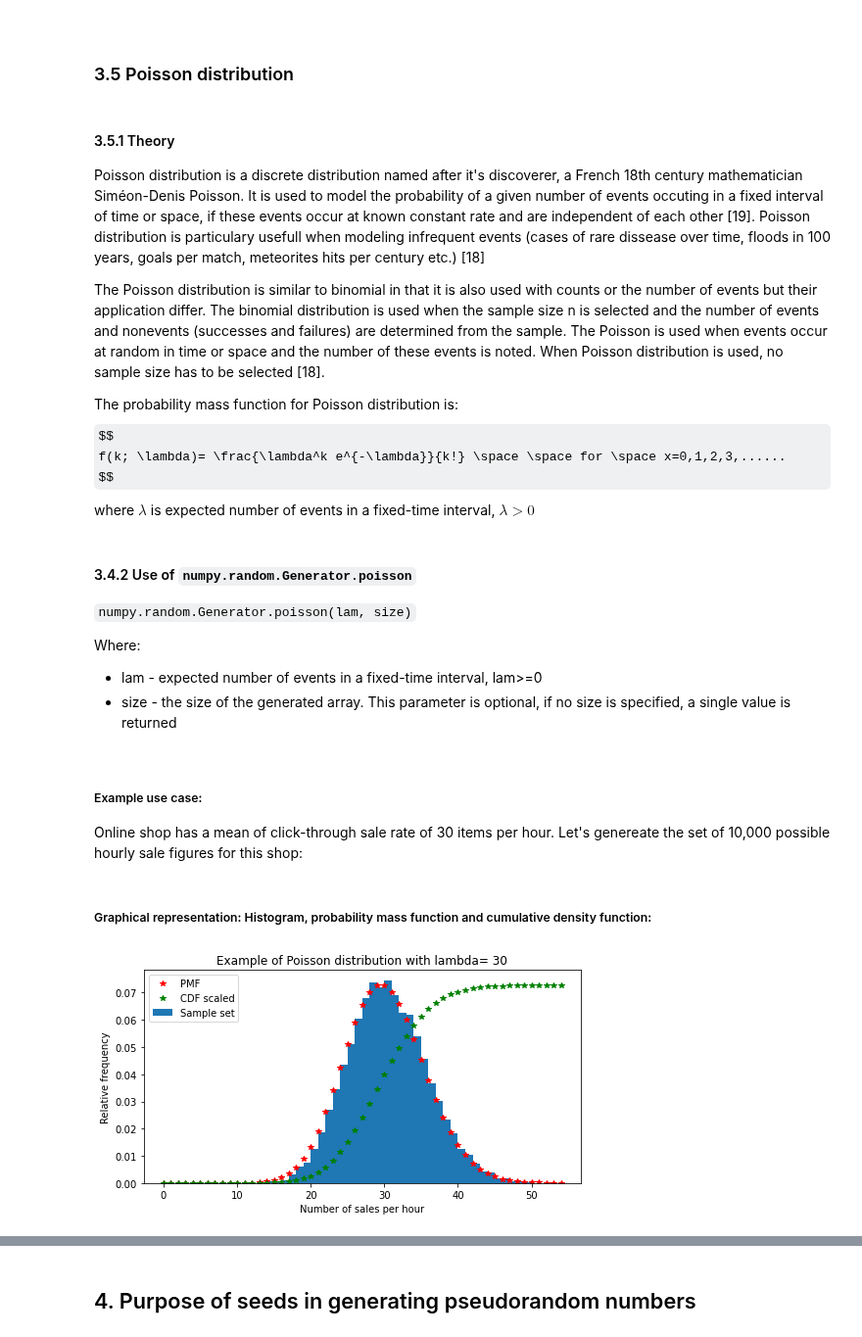
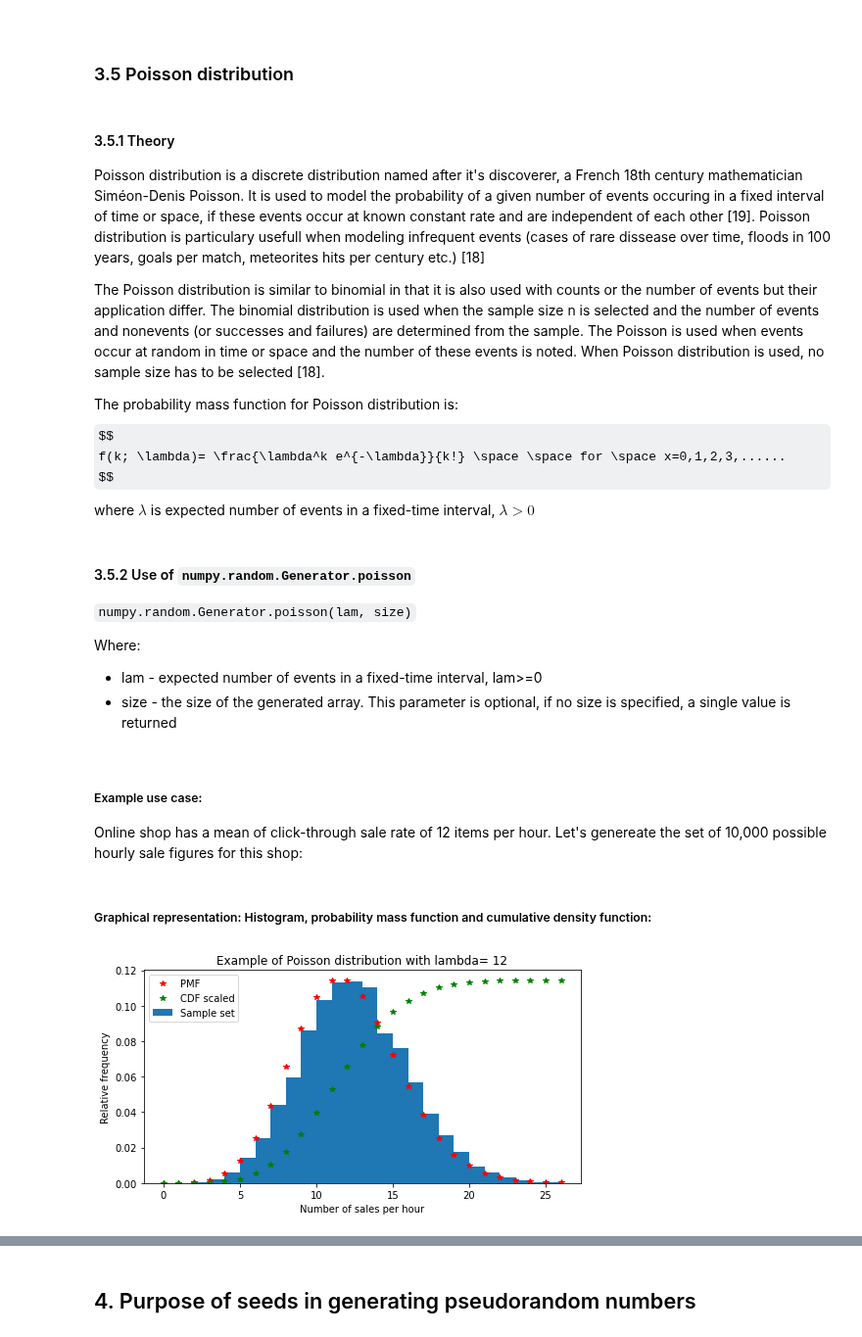
Before and after one commit to przemekbil/PfDA_2021, a Jupyter notebook: Assignments/Assignment.ipynb, the cells around one changed output, grey strips where cells are left out. Shown at 98% size. Drawn from its saved outputs; the diff is of its cells as text; code cells hidden in the pictures; some formulas as TeX source.

Commit message:
Graphs added to pisson for varous values of lambda

```diff
--- a/Assignments/Assignment.ipynb
+++ b/Assignments/Assignment.ipynb
@@ -617,9 +621,9 @@ plt.show()
 #### 3.5.1 Theory
 
 
-Poisson distribution is a discrete distribution named after it's discoverer, a French 18th century mathematician Siméon-Denis Poisson. It is used to model the probability of a given number of events occuting in a fixed interval of time or space, if these events occur at known constant rate and are independent of each other [19]. Poisson distribution is particulary usefull when modeling infrequent events (cases of rare dissease over time, floods in 100 years, goals per match, meteorites hits per century etc.) [18] <br>
+Poisson distribution is a discrete distribution named after it's discoverer, a French 18th century mathematician Siméon-Denis Poisson. It is used to model the probability of a given number of events occuring in a fixed interval of time or space, if these events occur at known constant rate and are independent of each other [19]. Poisson distribution is particulary usefull when modeling infrequent events (cases of rare dissease over time, floods in 100 years, goals per match, meteorites hits per century etc.) [18] <br>
 
-The Poisson distribution is similar to binomial in that it is also used with counts or the number of events but their application differ. The binomial distribution is used when the sample size n is selected and the number of events and nonevents (successes and failures) are determined from the sample. The Poisson is used when events occur at random in time or space and the number of these events is noted. When Poisson distribution is used, no sample size has to be selected [18]. <br>
+The Poisson distribution is similar to binomial in that it is also used with counts or the number of events but their application differ. The binomial distribution is used when the sample size n is selected and the number of events and nonevents (or successes and failures) are determined from the sample. The Poisson is used when events occur at random in time or space and the number of these events is noted. When Poisson distribution is used, no sample size has to be selected [18]. <br>
 
 The probability mass function for Poisson distribution is:
 $$
@@ -627,8 +631,8 @@ f(k; \lambda)= \frac{\lambda^k e^{-\lambda}}{k!} \space \space for \space x=0,1,
 $$
 where $\lambda$ is expected number of events in a fixed-time interval, $\lambda>0$
 # %% [markdown]
-<a id="par3.4.2"></a>
-#### 3.4.2 Use of ``numpy.random.Generator.poisson``
+<a id="par3.5.2"></a>
+#### 3.5.2 Use of ``numpy.random.Generator.poisson``
 
 ``numpy.random.Generator.poisson(lam, size)``<br>
 
@@ -640,34 +644,34 @@ Where:
 
 ##### Example use case:
 
-Online shop has a mean of click-through sale rate of 30 items per hour. Let's genereate the set of 10,000 possible hourly sale figures for this shop:
+Online shop has a mean of click-through sale rate of 12 items per hour. Let's genereate the set of 10,000 possible hourly sale figures for this shop:
 <br>
 # %%
-lam = 30  # expected (mean) number of sells per hour
-exp_set = rng.poisson(lam, 10000)
+lam = 12  # expected (mean) number of sells per hour
+poi_set = rng.poisson(lam, 10000)
 # %% [markdown]
 ##### Graphical representation: Histogram, probability mass function and cumulative density function: <br>
 # %%
 # Add the histogram to the plot
-x = np.arange(0, exp_set.max()+1)
-count, bins, ignored = plt.hist(exp_set, x, density=True, label='Sample set')
+x = np.arange(0, poi_set.max()+1)
+count, bins, ignored = plt.hist(poi_set, x, density=True, label='Sample set')
 
 # calculate PMF and CDF values
 y = poisson.pmf(x, lam)
 y2 = poisson.cdf(x, lam)
 
 # Add the PDF and CDF to the plot
 plt.plot(x, y, 'r*', label='PMF')
 # CDF values run from 0 to 1. Multyplying it's values by the max of PDF to match their heights on the plot
 plt.plot(x, y2*y.max(), 'g*', label='CDF scaled')
 
 # Plot's parameters
 plt.rcParams["figure.figsize"] = [8, 4]
 plt.xlabel('Number of sales per hour')
 plt.ylabel('Relative frequency')
 plt.title('Example of Poisson distribution with lambda= {}'.format(lam))
 plt.legend()
 
 plt.show()
 # %% [output]
-[figure, old version]
+[figure, new version]
```
Also changed, not shown: parts of 4 cells of this notebook.
